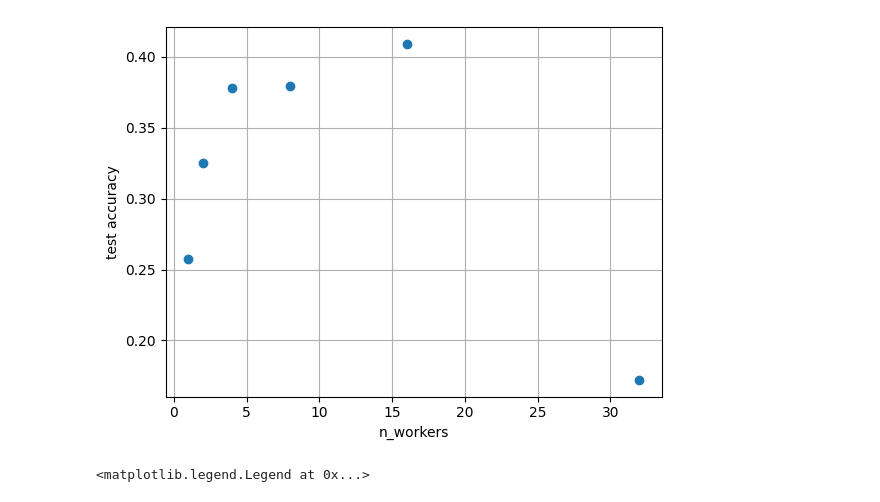
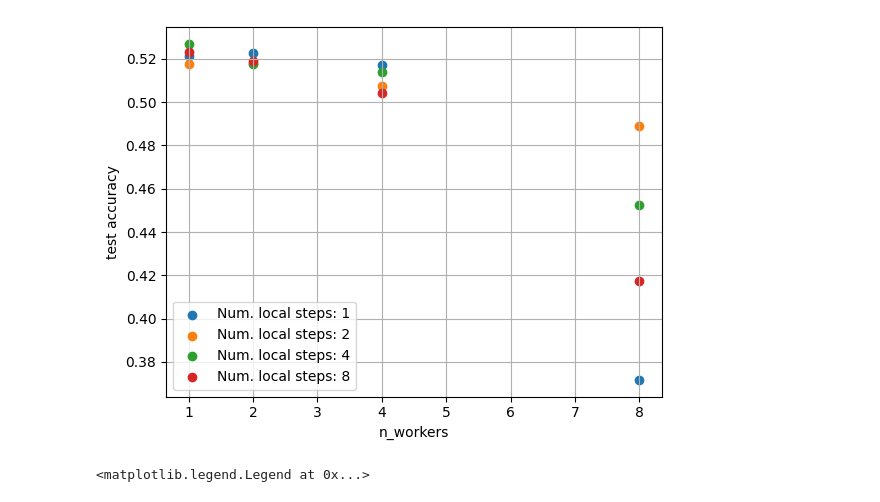
Before and after one commit to maxi-fr/distributed-learning, a Jupyter notebook: test_notebook.ipynb, the cells around one changed output. Saved outputs shown, nothing was run; the diff lists cells and outputs as text; code cells hidden in the pictures.

```diff
--- a/test_notebook.ipynb
+++ b/test_notebook.ipynb
@@ -72,10 +72,10 @@ def hyper_params_heatmap(results, param_1_name, param_2_name, log_scale_1=True,
         plt.title(f"Heatmap for: {metric}")
     plt.legend()
 
-folder = r"Results2\mini_batch_adamw"
+folder = r"Results2\local_sgd"
 df = gen_dataframe(folder)
 
-hyper_params_heatmap(df, "local_opt.lr", "local_opt.weight_decay", True, True)#, "val_loss", "min", True)
+# hyper_params_heatmap(df, "local_opt.lr", "local_opt.weight_decay", True, True)#, "val_loss", "min", True)
 # hyper_params_heatmap(df, "local_batch_size", "local_opt.lr", False, True, "val_acc", "max", False)
 # hyper_params_heatmap(df, "n_workers", "n_local_steps", False, False, "test_acc")
-plt.savefig(os.path.join(folder, "heatmap_plot_loss.png"))
+# plt.savefig(os.path.join(folder, "heatmap_plot_loss.png"))
@@ -84,17 +82,18 @@ plt.savefig(os.path.join(folder, "heatmap_plot_loss.png"))
 # %%
 df_ = df[df["config/local_opt.lr_scaling"] == "sqrt"]
-plt.scatter(df_["config/n_workers"], df_["test_acc"])
+
+for n, d in df.groupby("config/n_local_steps"):
+    plt.scatter(d["config/n_workers"], d["test_acc"], label=f"Num. local steps: {n}")
 # plt.xscale("log")
 # plt.xlabel("local learning rate")
 plt.xlabel("n_workers")
 plt.ylabel("test accuracy")
-# opt_ind = np.argmax(df["val_acc"])
-# plt.scatter(x, y)
-# plt.scatter(df["config/local_opt.lr"][opt_ind], df["val_acc"][opt_ind], c="r", marker="*", label=f"Optimum: {df["val_acc"][opt_ind]}")
+
 plt.grid()
-# plt.savefig(os.path.join(folder, "results.png"))
+plt.legend(loc="lower left")
+plt.savefig(os.path.join(folder, "results_color.png"))
 # %% [output]
-[figure, old version]
+[figure, new version]
 # %%
 df.sort_values("val_acc", ascending=False)
 # %%
```
Also changed, not shown: parts of 1 cell of this notebook, 2 other files.
